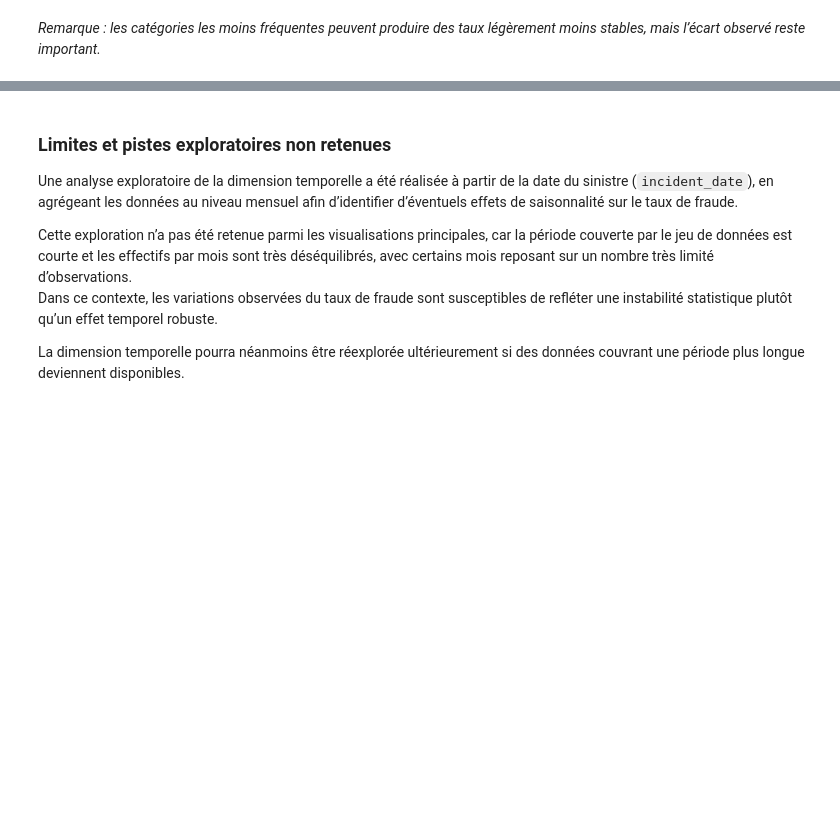
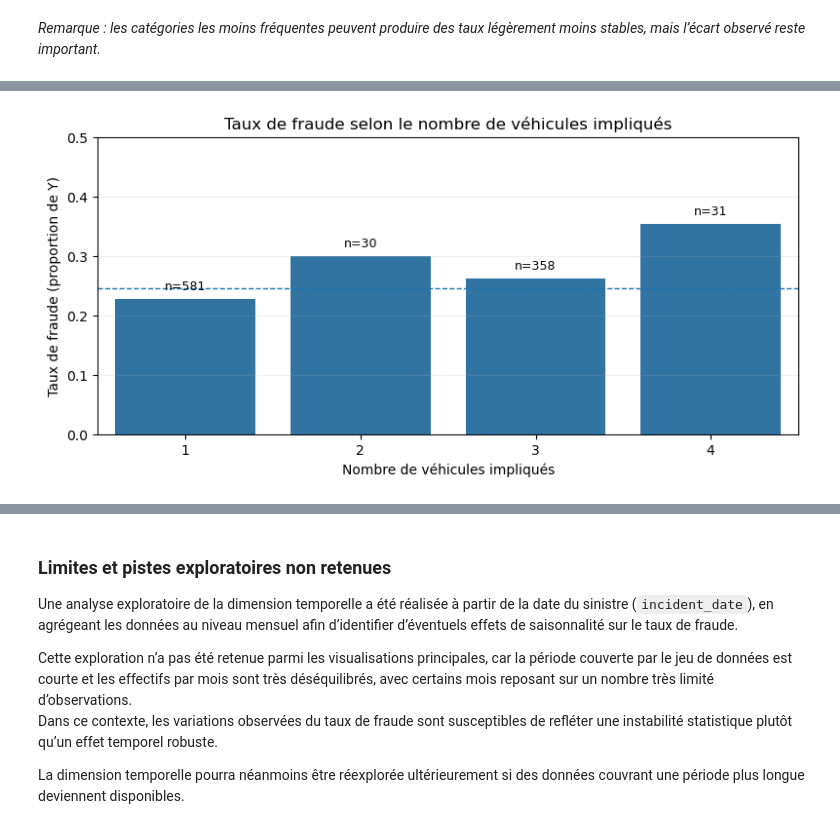
Before and after one commit to DataScientest-Studio/sep25cds_predisinistre, a Jupyter notebook: notebooks/01_EDA.ipynb, the cells around one changed output, grey strips where cells are left out. Saved outputs shown, nothing was run; the diff lists cells and outputs as text; code cells hidden in the pictures; blank space fills up the shorter version.

```diff
--- a/notebooks/01_EDA.ipynb
+++ b/notebooks/01_EDA.ipynb
@@ -848,0 +759,16 @@ Compte tenu de la courte période couverte et des déséquilibres d’effectifs
+# %%
+# Ordre naturel des modalités (1,2,3,4) + effectifs par modalité
+order_veh = sorted(df["number_of_vehicles_involved"].dropna().unique())
+
+veh_stats = (
+    df.assign(fraud_bin=(df["fraud_reported"] == "Y").astype(int))
+      .groupby("number_of_vehicles_involved")
+      .agg(
+          fraud_rate=("fraud_bin", "mean"),
+          n=("fraud_bin", "size")
+      )
+      .reindex(order_veh)
+      .reset_index()
+)
+
+veh_stats
@@ -848,0 +781,24 @@ Compte tenu de la courte période couverte et des déséquilibres d’effectifs
+# %%
+plt.figure(figsize=(8, 4))
+ax = sns.barplot(data=veh_stats, x="number_of_vehicles_involved", y="fraud_rate")
+
+# Axe Y plus lisible (au lieu de 0-1)
+ymax = max(0.5, veh_stats["fraud_rate"].max() + 0.05)
+ax.set_ylim(0, ymax)
+
+# Ligne de référence : taux moyen global
+global_rate = (df["fraud_reported"] == "Y").mean()
+ax.axhline(global_rate, linestyle="--", linewidth=1)
+
+# Affiche les effectifs au-dessus des barres
+for i, row in veh_stats.iterrows():
+    ax.text(i, row["fraud_rate"] + 0.01, f'n={int(row["n"])}', ha="center", va="bottom", fontsize=9)
+
+plt.title("Taux de fraude selon le nombre de véhicules impliqués")
+plt.xlabel("Nombre de véhicules impliqués")
+plt.ylabel("Taux de fraude (proportion de Y)")
+plt.grid(axis="y", alpha=0.2)
+plt.tight_layout()
+plt.show()
+# %% [output]
+[figure, added]
```
Also changed, not shown: parts of 39 cells of this notebook, 1 other file.
